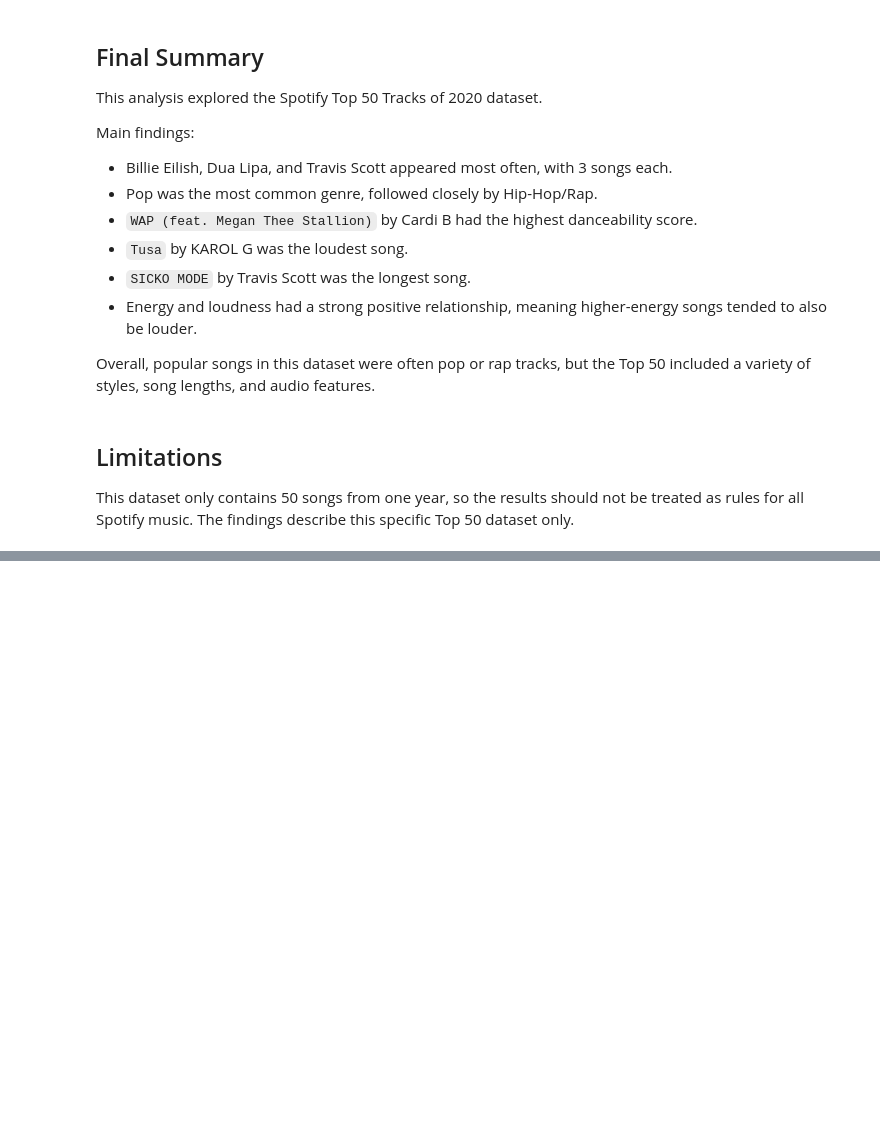
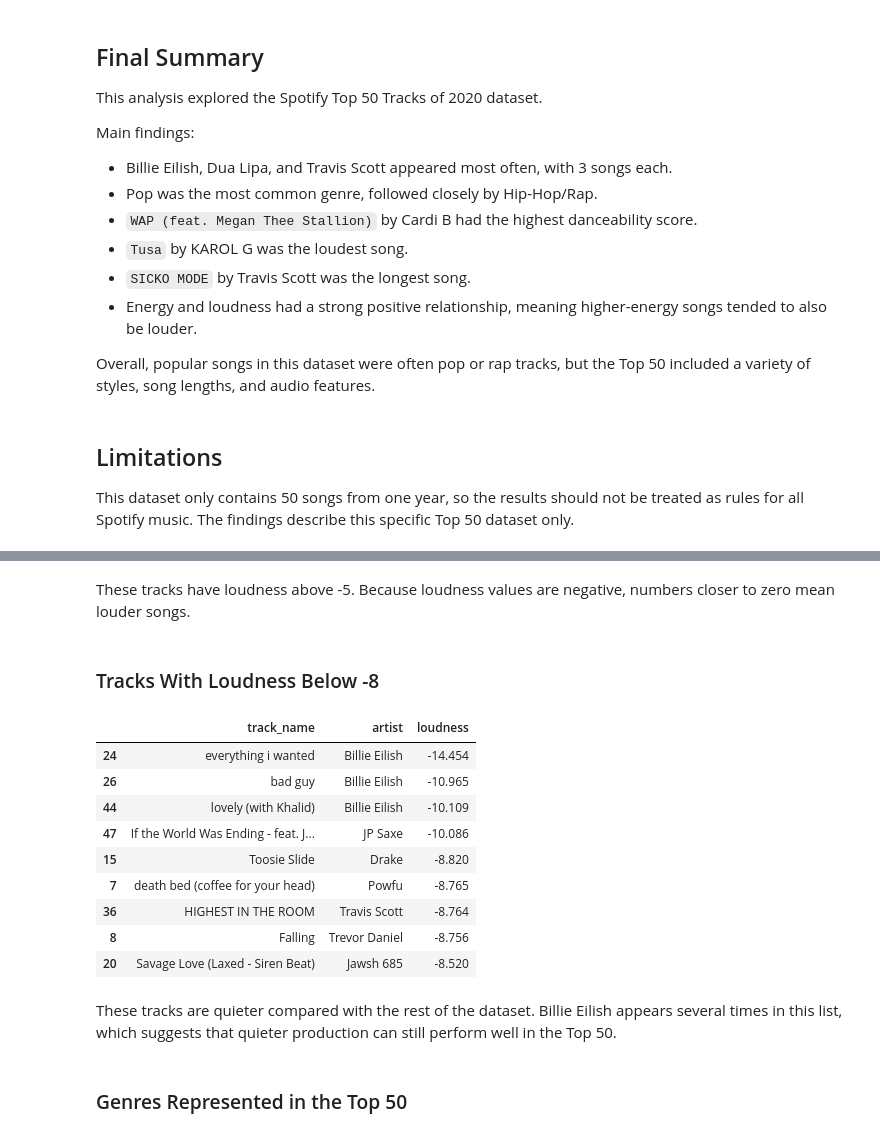
Before and after one commit to LubanaOrin/learn_code, a Jupyter notebook: tasks/Spotify Data Analysis/notebooks/spotify_top_50_eda.ipynb, the cells around one changed output, grey strips where cells are left out. Drawn from its saved outputs; the diff is of its cells as text; code cells hidden in the pictures; blank space fills up the shorter version.

```diff
--- a/tasks/Spotify Data Analysis/notebooks/spotify_top_50_eda.ipynb
+++ b/tasks/Spotify Data Analysis/notebooks/spotify_top_50_eda.ipynb
@@ -493,0 +614,22 @@ This dataset only contains 50 songs from one year, so the results should not be
+# %% [markdown]
+These tracks have loudness above -5. Because loudness values are negative, numbers closer to zero mean louder songs.
+# %% [markdown]
+### Tracks With Loudness Below -8
+# %%
+loudness_below_minus_8 = df[df["loudness"] < -8][["track_name", "artist", "loudness"]].sort_values(by="loudness", ascending=True)
+loudness_below_minus_8
+# %% [output]
+|  | track_name | artist | loudness |
+| 24 | everything i wanted | Billie Eilish | -14.454 |
+| 26 | bad guy | Billie Eilish | -10.965 |
+| 44 | lovely (with Khalid) | Billie Eilish | -10.109 |
+| 47 | If the World Was Ending - feat. J... | JP Saxe | -10.086 |
+| 15 | Toosie Slide | Drake | -8.820 |
+| 7 | death bed (coffee for your head) | Powfu | -8.765 |
+| 36 | HIGHEST IN THE ROOM | Travis Scott | -8.764 |
+| 8 | Falling | Trevor Daniel | -8.756 |
+| 20 | Savage Love (Laxed - Siren Beat) | Jawsh 685 | -8.520 |
+# %% [markdown]
+These tracks are quieter compared with the rest of the dataset. Billie Eilish appears several times in this list, which suggests that quieter production can still perform well in the Top 50.
+# %% [markdown]
+### Genres Represented in the Top 50
```
Also changed, not shown: parts of 25 cells of this notebook, 1 other file.
